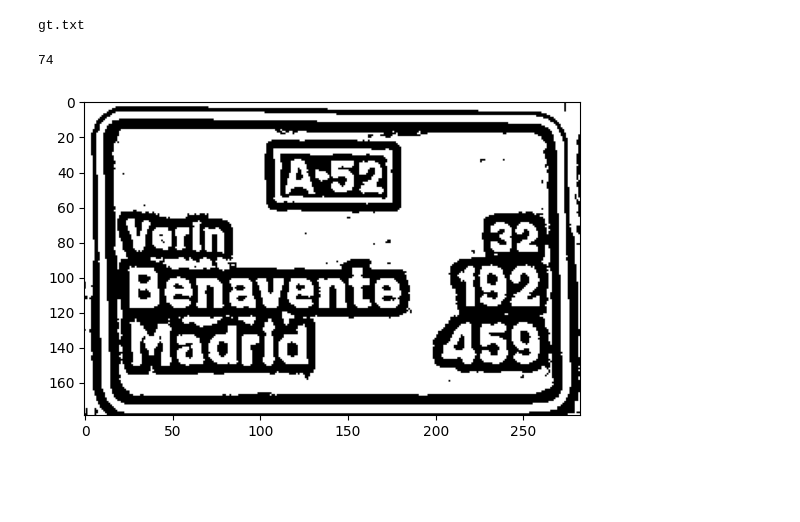
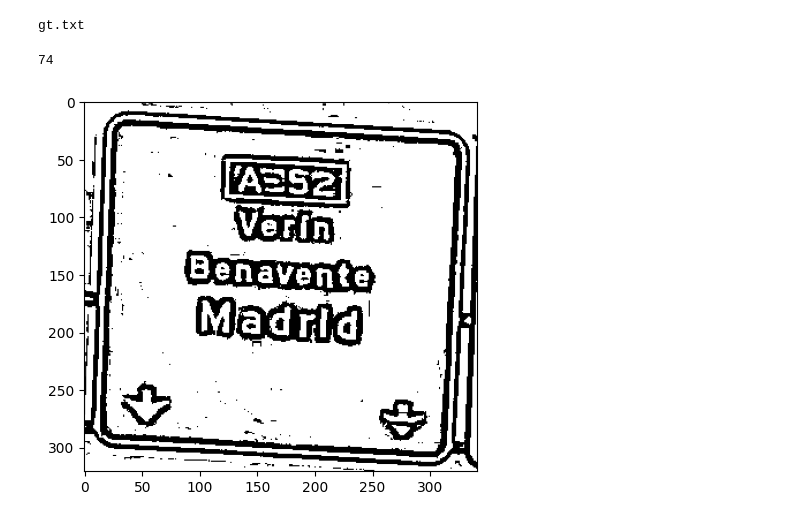
Before and after one commit to Sebas1705/ComputerVisionLab2, a Jupyter notebook: aux_dir/Practica_2_DCP.ipynb, the cells around one changed output. Drawn from its saved outputs; the diff is of its cells as text; code cells hidden in the pictures; blank space fills up the shorter version.

```diff
--- a/aux_dir/Practica_2_DCP.ipynb
+++ b/aux_dir/Practica_2_DCP.ipynb
@@ -499,12 +501,12 @@ def customThreshold(images):
 # %%
 #train_images_threshold = customThreshold(panels)
 
 print(len(panels))
 
 threshold_panels, pan_regions = customThreshold(panels)
 
-plt.imshow(threshold_panels[0], cmap="gray")
+plt.imshow(threshold_panels[1], cmap="gray")
 plt.show()
 # %% [output]
 74
-[figure, old version]
+[figure, new version]
```
Also changed, not shown: parts of 7 cells of this notebook, 3 other files.
